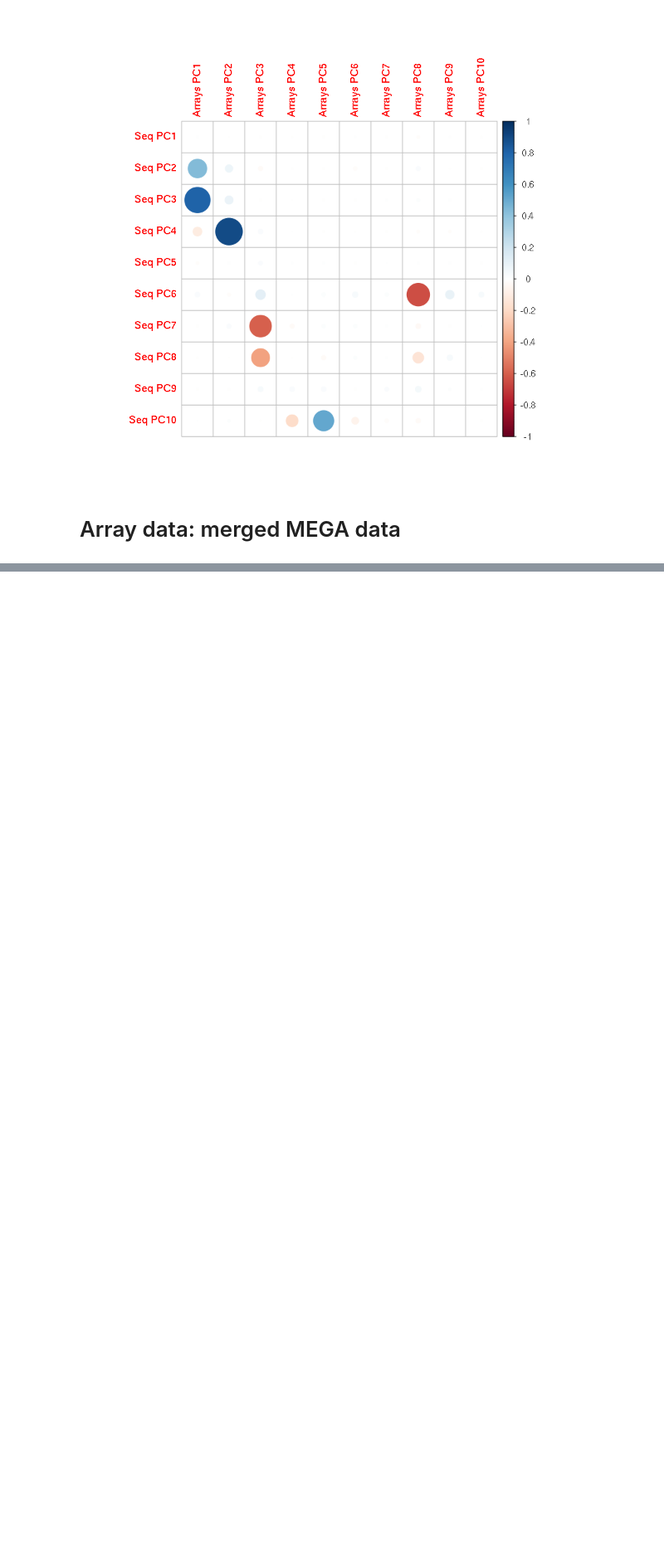
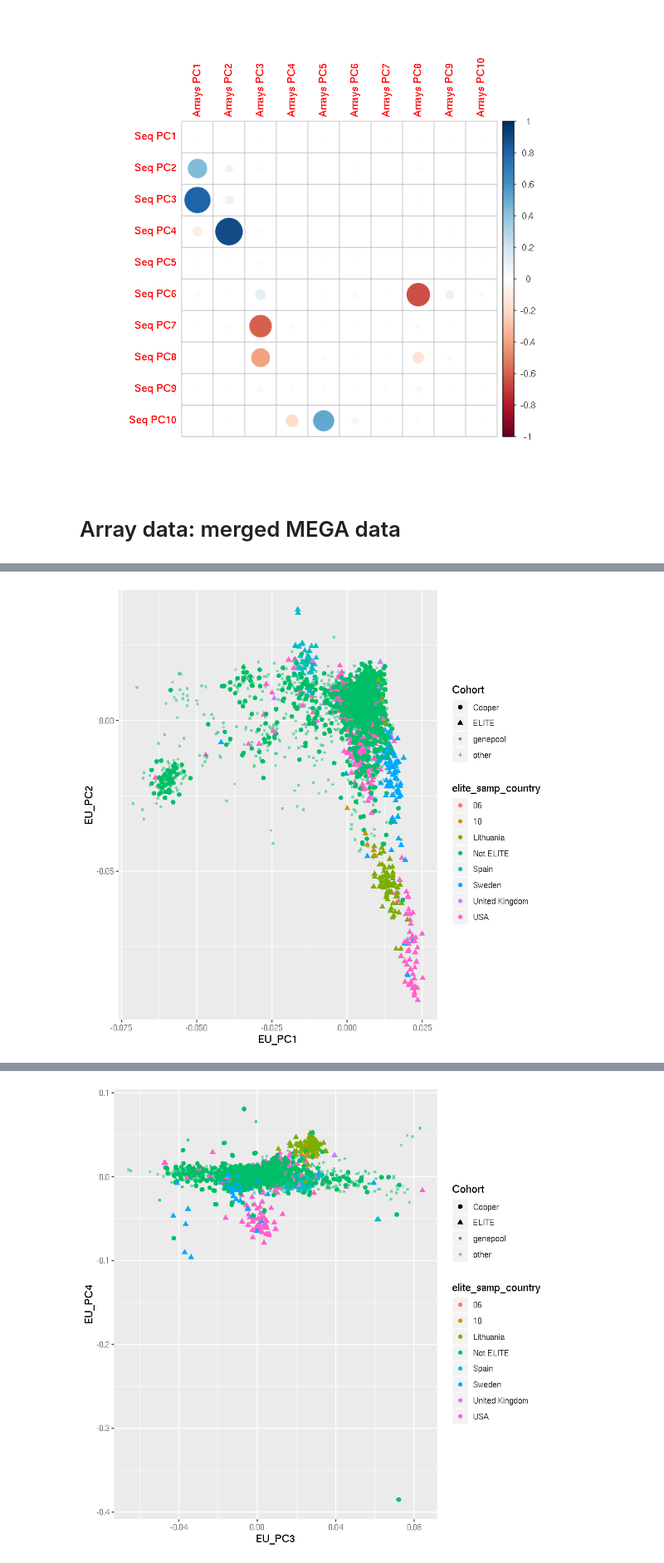
Before and after one commit to david-dd-amar/fitness_genetics, a Jupyter notebook: notebooks/pca_pop_struct_analyses.ipynb, the cells around one changed output, grey strips where cells are left out. Shown at 83% size. Saved outputs shown, nothing was run; the diff lists cells and outputs as text; code cells hidden in the pictures; blank space fills up the shorter version.

```diff
--- a/notebooks/pca_pop_struct_analyses.ipynb
+++ b/notebooks/pca_pop_struct_analyses.ipynb
@@ -531,0 +531,22 @@ The following object is masked from ‘package:base’:
+# %%
+p = ggplot(pheno) +
+geom_point(aes(x=EU_PC1, y=EU_PC2,col=elite_samp_country, shape=Cohort,alpha=Cohort,size=Cohort))+
+scale_size_manual(values=c(2.0,2.0,1,1)) +
+scale_alpha_manual(values=c(1,1,0.5,0.5))
+plot(p)
+p = ggplot(pheno) +
+geom_point(aes(x=EU_PC3, y=EU_PC4,col=elite_samp_country, shape=Cohort,alpha=Cohort,size=Cohort))+
+scale_size_manual(values=c(2.0,2.0,1,1)) +
+scale_alpha_manual(values=c(1,1,0.5,0.5))
+plot(p)
+p = ggplot(pheno) +
+geom_point(aes(x=EU_PC5, y=EU_PC6,col=elite_samp_country, shape=Cohort,alpha=Cohort,size=Cohort))+
+scale_size_manual(values=c(2.0,2.0,1,1)) +
+scale_alpha_manual(values=c(1,1,0.5,0.5))
+plot(p)
+p = ggplot(pheno) +
+geom_point(aes(x=EU_PC7, y=EU_PC8,col=elite_samp_country, shape=Cohort,alpha=Cohort,size=Cohort))+
+scale_size_manual(values=c(2.0,2.0,1,1)) +
+scale_alpha_manual(values=c(1,1,0.5,0.5))
+plot(p)
+# %% [output]
@@ -531,0 +556 @@ The following object is masked from ‘package:base’:
+[figure, added]
@@ -531,0 +559 @@ The following object is masked from ‘package:base’:
+[figure, added]
```
Also changed, not shown: parts of 11 cells of this notebook, 3 other files.
